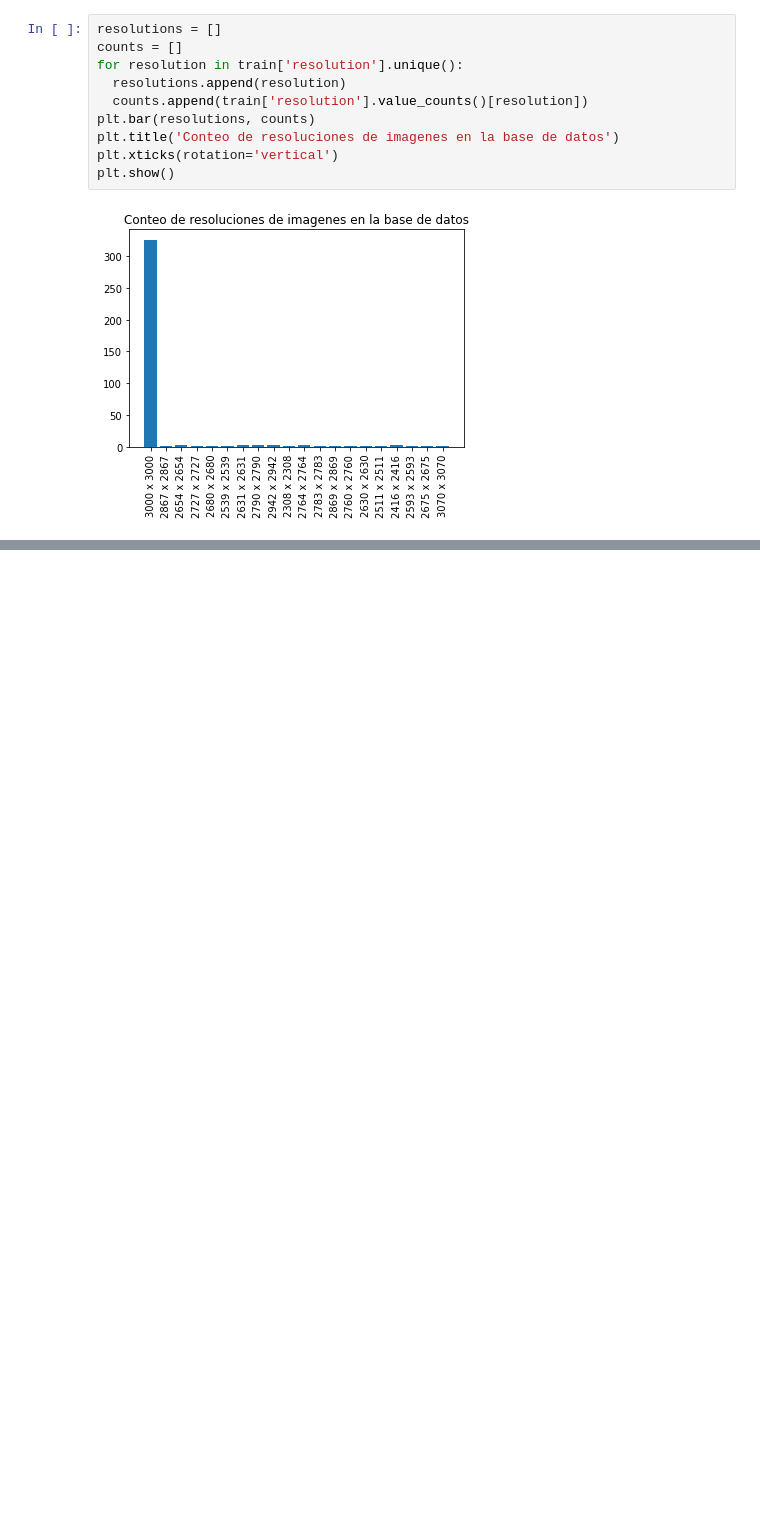
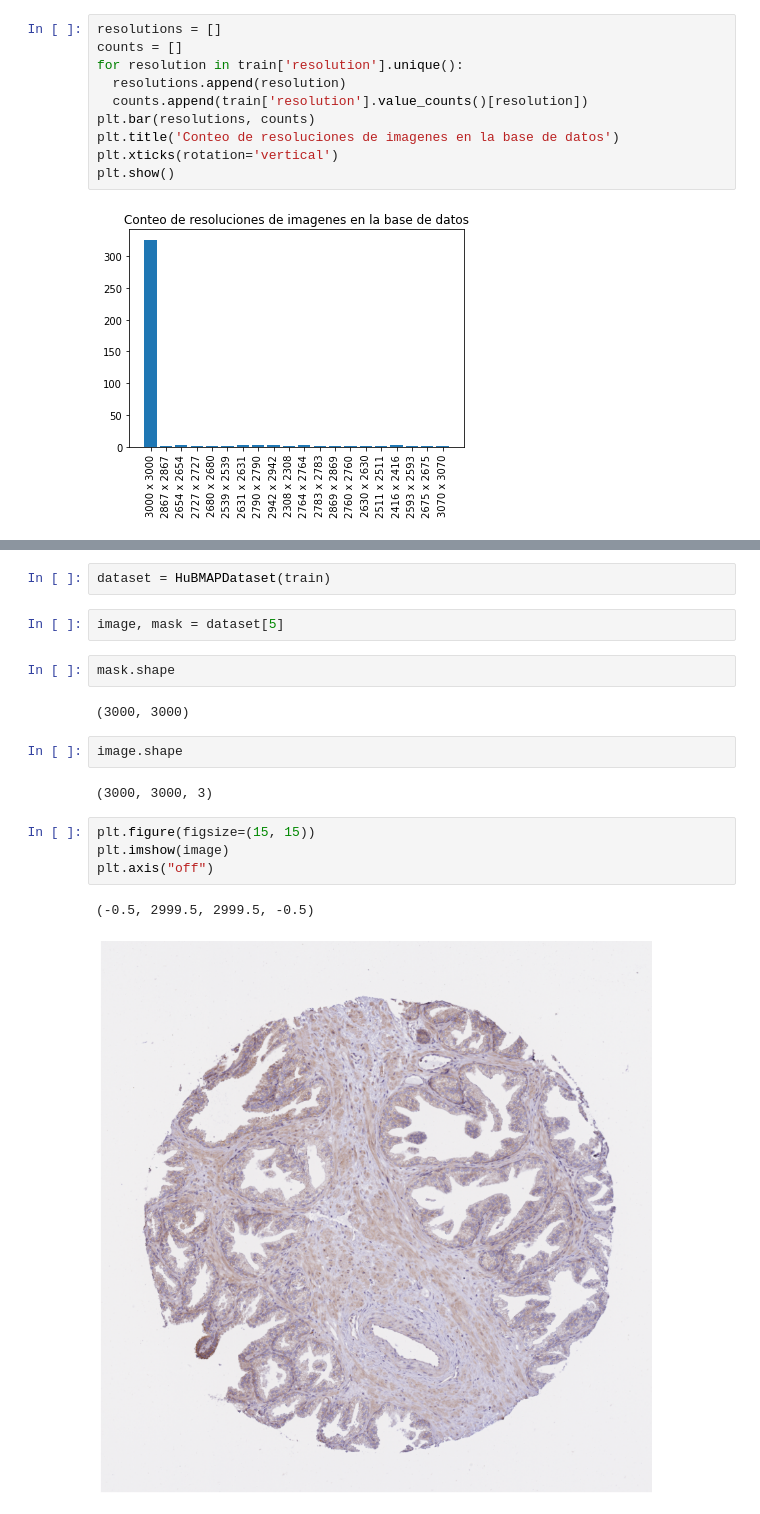
Before and after one commit to Bato007/PRJ2_DS, a Jupyter notebook: main.ipynb, the cells around one changed output, grey strips where cells are left out. Drawn from its saved outputs; the diff is of its cells as text; blank space fills up the shorter version.

Commit message:
Analizando imagenes

```diff
--- a/main.ipynb
+++ b/main.ipynb
@@ -168,0 +218,19 @@ plt.show()
+# %%
+dataset = HuBMAPDataset(train)
+# %%
+image, mask = dataset[5]
+# %%
+mask.shape
+# %% [output]
+(3000, 3000)
+# %%
+image.shape
+# %% [output]
+(3000, 3000, 3)
+# %%
+plt.figure(figsize=(15, 15))
+plt.imshow(image)
+plt.axis("off")
+# %% [output]
+(-0.5, 2999.5, 2999.5, -0.5)
+[figure, added]
```
Also changed, not shown: parts of 11 cells of this notebook.
